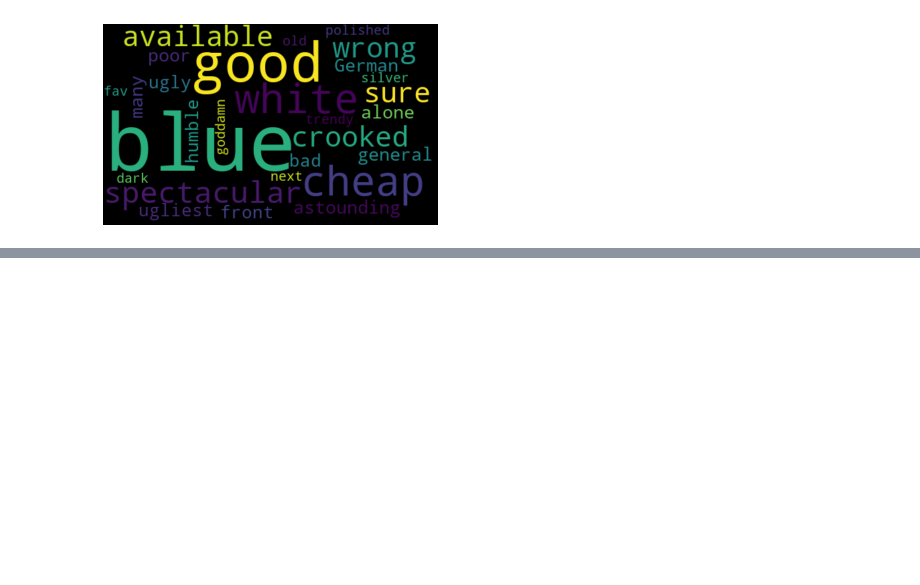
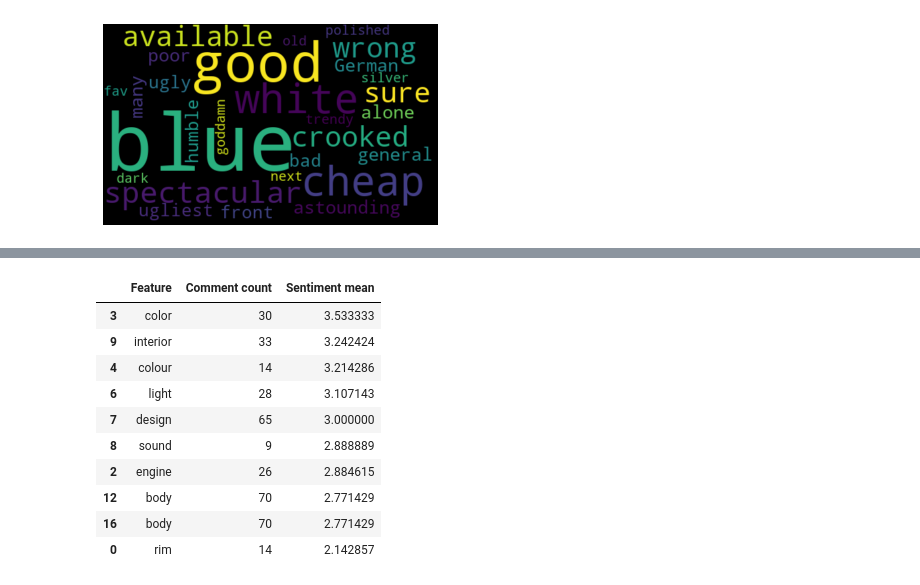
Before and after one commit to johnphilipp/yt-analytics, a Jupyter notebook: test.ipynb, the cells around one changed output, grey strips where cells are left out. Saved outputs shown, nothing was run; the diff lists cells and outputs as text; code cells hidden in the pictures; blank space fills up the shorter version.

```diff
--- a/test.ipynb
+++ b/test.ipynb
@@ -478,0 +456,22 @@ See the caveats in the documentation: https://pandas.pydata.org/pandas-docs/stab
+# %%
+dfFeatureStats = []
+for feature in features:
+    dfFeatureStats.append([feature,
+                         len(dfFeatures[dfFeatures["Feature"] == feature]),
+                         dfFeatures[dfFeatures["Feature"] == feature]["Sentiment"].mean()])
+
+dfFeatureStats = pd.DataFrame(dfFeatureStats, columns=['Feature', 'Comment count', 'Sentiment mean'])
+dfFeatureStats = dfFeatureStats[dfFeatureStats['Comment count'] >= 5]
+dfFeatureStats.sort_values(by=["Sentiment mean"], ascending=False)
+# %% [output]
+|  | Feature | Comment count | Sentiment mean |
+| 3 | color | 30 | 3.533333 |
+| 9 | interior | 33 | 3.242424 |
+| 4 | colour | 14 | 3.214286 |
+| 6 | light | 28 | 3.107143 |
+| 7 | design | 65 | 3.000000 |
+| 8 | sound | 9 | 2.888889 |
+| 2 | engine | 26 | 2.884615 |
+| 12 | body | 70 | 2.771429 |
+| 16 | body | 70 | 2.771429 |
+| 0 | rim | 14 | 2.142857 |
```
Also changed, not shown: parts of 12 cells of this notebook.
